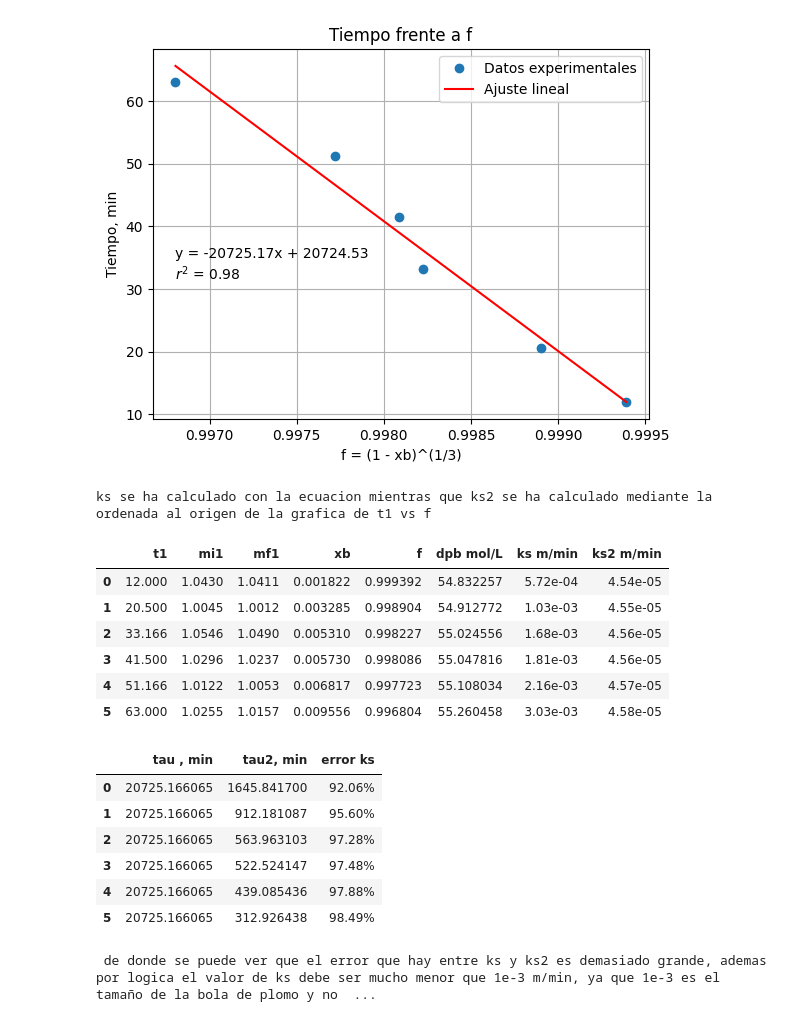
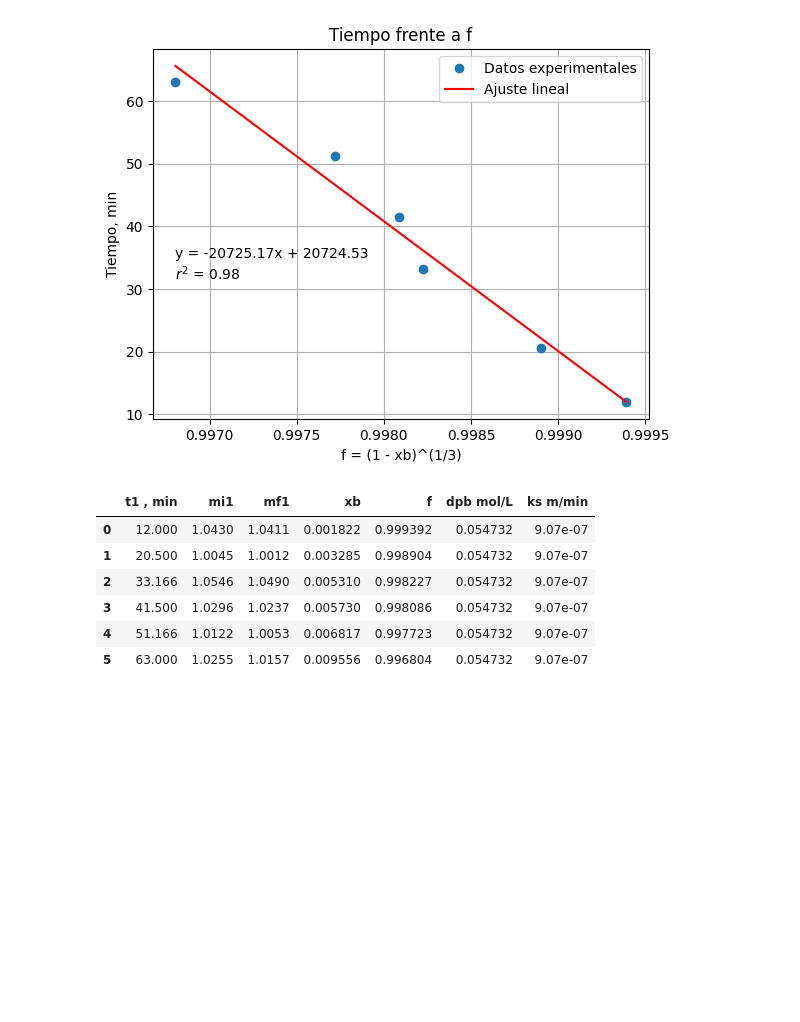
Before and after one commit to ChristianPh404/exp2, a Jupyter notebook: practica11.ipynb, the cells around one changed output. Cells and saved outputs as stored; diff of their text form; code cells hidden in the pictures; blank space fills up the shorter version.

```diff
--- a/practica11.ipynb
+++ b/practica11.ipynb
@@ -5,58 +5,44 @@ import matplotlib.pyplot as plt
 import pandas as pd
 from IPython.display import display
 from scipy.stats import linregress
 from scipy.stats import gmean
 
 t1 = np.array([12,20.50,33.166,41.5,51.166,63])
 mi1 = np.array([1.043,1.0045,1.0546,1.0296,1.0122,1.0255]) # g
 mf1 = np.array([1.0411,1.0012,1.0490,1.0237,1.0053,1.0157]) # g
 n1bola = 6
 xb = (mi1 - mf1)/mi1
 f = (1-xb)**(1/3)
 slope, intercept, r_value, p_value, std_err = linregress(f,t1)
 
 plt.plot(f, t1, 'o', label='Datos experimentales')
 plt.plot(f, intercept + slope * f, 'r', label='Ajuste lineal')
 plt.text(min(f), max(t1) * 0.5, f'y = {slope:.2f}x + {intercept:.2f}\n$r^2$ = {r_value**2:.2f}', fontsize=10)
 plt.xlabel('f = (1 - xb)^(1/3)')
 plt.ylabel('Tiempo, min')
 plt.title('Tiempo frente a f')
 plt.legend()
 plt.grid()
 plt.show()
 
 tau = -slope # s
-tau2 = 1/(1-(1-xb)**(1/3))
 densidad = 11.34 # g/cm³
 Mw = 207.19 # g/mol
-dpb = (mi1/Mw) / (mf1/densidad/1000) # densidad molar del plomo
-hno3 = (1.411*0.65)/63.01 # mol/L
 rp = 1e-3 # m
-ks = dpb*rp/tau2/4/hno3
-ks2 = dpb*rp/tau/4/hno3
-error_ks = np.abs(ks - ks2) / np.maximum(ks, ks2)
-print(f'ks se ha calculado con la ecuacion mientras que ks2 se ha calculado mediante la ordenada al origen de la grafica de t1 vs f')
-df = pd.DataFrame({'t1':t1,'mi1':mi1,'mf1':mf1,'xb':xb,'f':f,'dpb mol/L':dpb,'ks m/min':[f"{k:.2e}" for k in ks ], 'ks2 m/min':[f"{k:.2e}" for k in ks2]})
+vpb = (4*np.pi*rp**3)*1000/3 # dm³
+dpb = (vpb*densidad/Mw)/vpb # mol/L
+hno3 = (1.411*0.65*0.05)/63.01 # mol/L
+
+ks = dpb*rp/tau/4/hno3
+df = pd.DataFrame({'t1 , min':t1,'mi1':mi1,'mf1':mf1,'xb':xb,'f':f,'dpb mol/L':dpb,'ks m/min':ks})
+df['ks m/min'] = df['ks m/min'].apply(lambda x: '{:.2e}'.format(x))
 display(df)
-df_resultados = pd.DataFrame({'tau , min':tau,'tau2, min':tau2, 'error ks': [f"{e:.2%}" for e in error_ks]})
-display(df_resultados)
-print(f' de donde se puede ver que el error que hay entre ks y ks2 es demasiado grande, ademas por logica' '\n'
-        f' el valor de ks debe ser mucho menor que 1e-3 m/min, ya que 1e-3 es el tamaño de la bola de plomo y no se disuelve en un minuto ')
 # %% [output]
 [figure]
-ks se ha calculado con la ecuacion mientras que ks2 se ha calculado mediante la ordenada al origen de la grafica de t1 vs f
-|  | t1 | mi1 | mf1 | xb | f | dpb mol/L | ks m/min | ks2 m/min |
-| 0 | 12.000 | 1.0430 | 1.0411 | 0.001822 | 0.999392 | 54.832257 | 5.72e-04 | 4.54e-05 |
-| 1 | 20.500 | 1.0045 | 1.0012 | 0.003285 | 0.998904 | 54.912772 | 1.03e-03 | 4.55e-05 |
-| 2 | 33.166 | 1.0546 | 1.0490 | 0.005310 | 0.998227 | 55.024556 | 1.68e-03 | 4.56e-05 |
-| 3 | 41.500 | 1.0296 | 1.0237 | 0.005730 | 0.998086 | 55.047816 | 1.81e-03 | 4.56e-05 |
-| 4 | 51.166 | 1.0122 | 1.0053 | 0.006817 | 0.997723 | 55.108034 | 2.16e-03 | 4.57e-05 |
-| 5 | 63.000 | 1.0255 | 1.0157 | 0.009556 | 0.996804 | 55.260458 | 3.03e-03 | 4.58e-05 |
+|  | t1 , min | mi1 | mf1 | xb | f | dpb mol/L | ks m/min |
+| 0 | 12.000 | 1.0430 | 1.0411 | 0.001822 | 0.999392 | 0.054732 | 9.07e-07 |
+| 1 | 20.500 | 1.0045 | 1.0012 | 0.003285 | 0.998904 | 0.054732 | 9.07e-07 |
+| 2 | 33.166 | 1.0546 | 1.0490 | 0.005310 | 0.998227 | 0.054732 | 9.07e-07 |
+| 3 | 41.500 | 1.0296 | 1.0237 | 0.005730 | 0.998086 | 0.054732 | 9.07e-07 |
+| 4 | 51.166 | 1.0122 | 1.0053 | 0.006817 | 0.997723 | 0.054732 | 9.07e-07 |
+| 5 | 63.000 | 1.0255 | 1.0157 | 0.009556 | 0.996804 | 0.054732 | 9.07e-07 |
-|  | tau , min | tau2, min | error ks |
-| 0 | 20725.166065 | 1645.841700 | 92.06% |
-| 1 | 20725.166065 | 912.181087 | 95.60% |
-| 2 | 20725.166065 | 563.963103 | 97.28% |
-| 3 | 20725.166065 | 522.524147 | 97.48% |
-| 4 | 20725.166065 | 439.085436 | 97.88% |
-| 5 | 20725.166065 | 312.926438 | 98.49% |
- de donde se puede ver que el error que hay entre ks y ks2 es demasiado grande, ademas por logica el valor de ks debe ser mucho menor que 1e-3 m/min, ya que 1e-3 es el tamaño de la bola de plomo y no  ...
```
